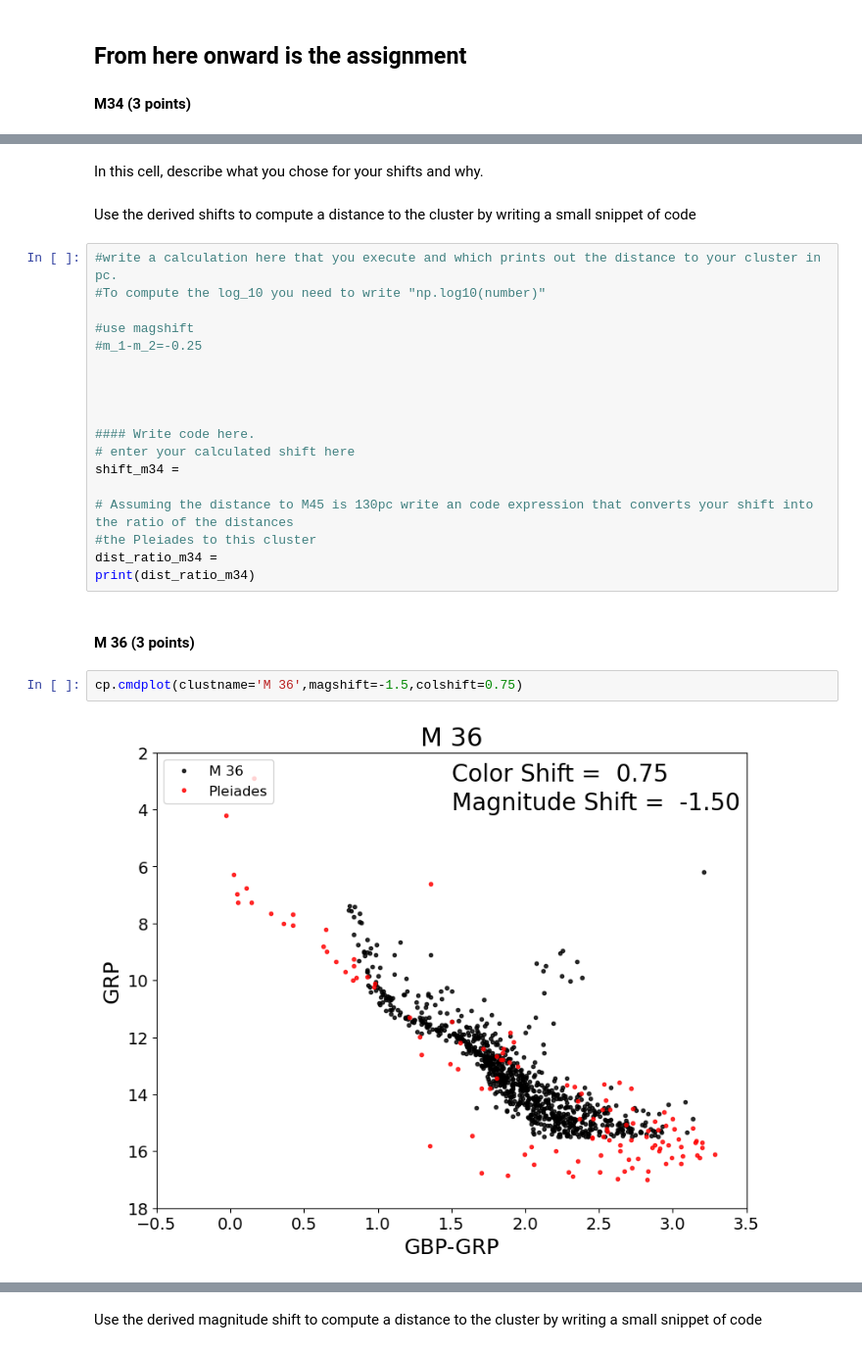
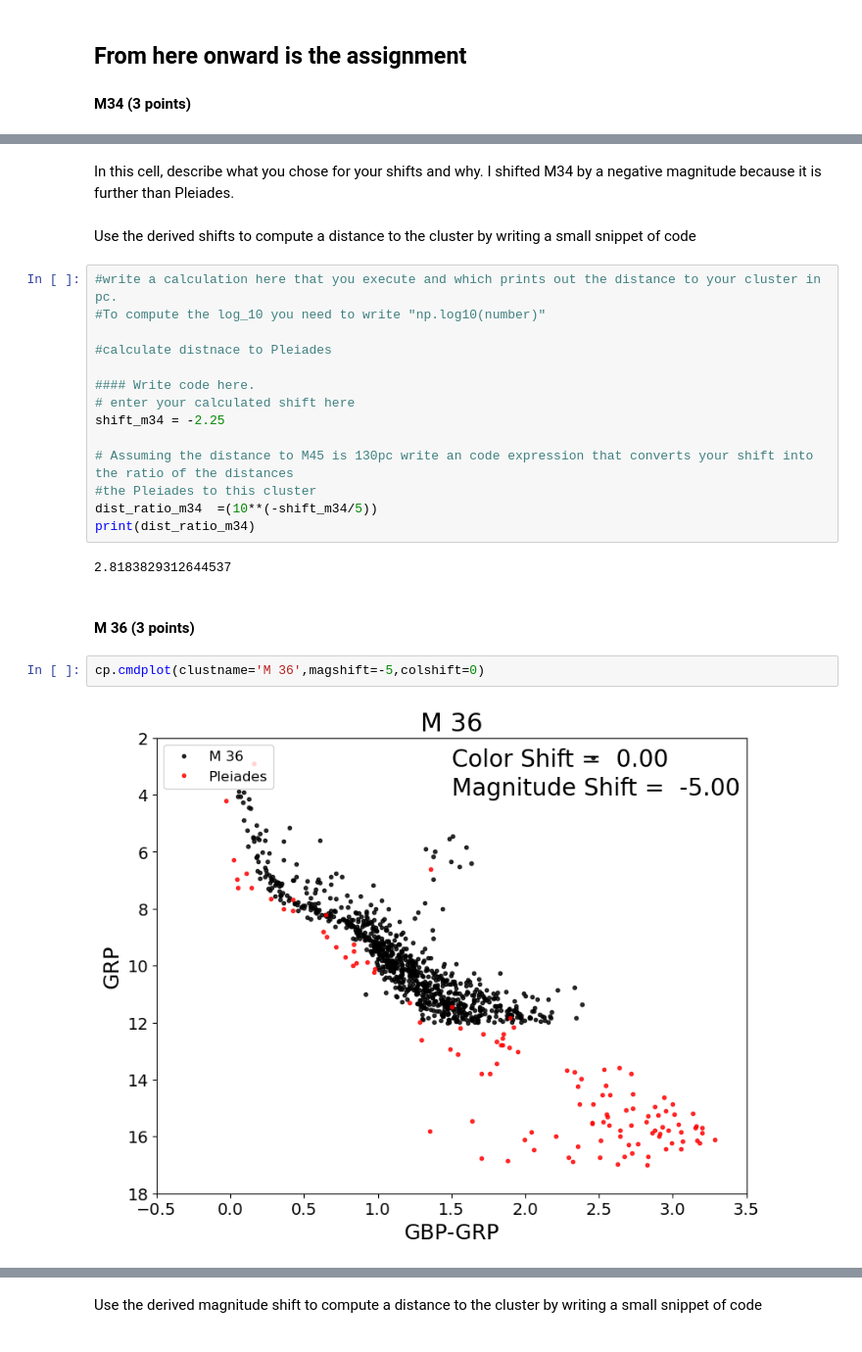
Before and after one commit to dimigod56/CMD_distmod_student, a Jupyter notebook: cluster_plot_student.ipynb, the cells around one changed output, grey strips where cells are left out. Shown at 98% size. Cells and saved outputs as stored; diff of their text form.

```diff
--- a/cluster_plot_student.ipynb
+++ b/cluster_plot_student.ipynb
@@ -45,30 +45,29 @@ cp.cmdplot(clustname='M 34',magshift=-0.25,colshift=0.5)
 # %% [markdown]
 In this cell, describe what you chose for your shifts and why.
+I shifted M34 by a negative magnitude because it is further than Pleiades.
 # %% [markdown]
 Use the derived shifts to compute a distance to the cluster by writing a small snippet of code
 # %%
 #write a calculation here that you execute and which prints out the distance to your cluster in pc.
 #To compute the log_10 you need to write "np.log10(number)"
 
-#use magshift
-#m_1-m_2=-0.25
-
-
-
+#calculate distnace to Pleiades
 
 #### Write code here.
 # enter your calculated shift here
-shift_m34 =
+shift_m34 = -2.25
 
 # Assuming the distance to M45 is 130pc write an code expression that converts your shift into the ratio of the distances
 #the Pleiades to this cluster
-dist_ratio_m34 =
+dist_ratio_m34  =(10**(-shift_m34/5))
 print(dist_ratio_m34)
+# %% [output]
+2.8183829312644537
 # %% [markdown]
 #### M 36 (3 points)
 # %%
-cp.cmdplot(clustname='M 36',magshift=-1.5,colshift=0.75)
+cp.cmdplot(clustname='M 36',magshift=-5,colshift=0)
 # %% [output]
-[figure, old version]
+[figure, new version]
 # %% [markdown]
 In this cell, describe what you chose for your shifts and why.
```
Also changed, not shown: parts of 15 cells of this notebook.
